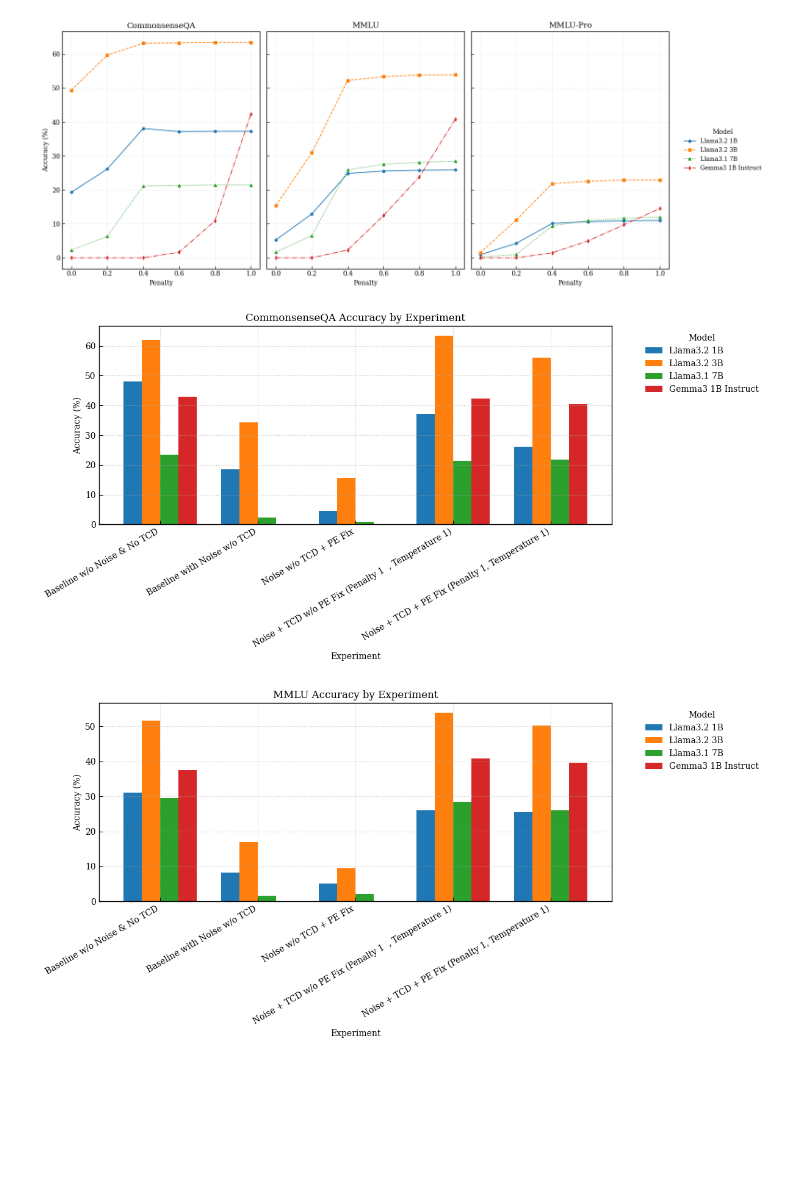
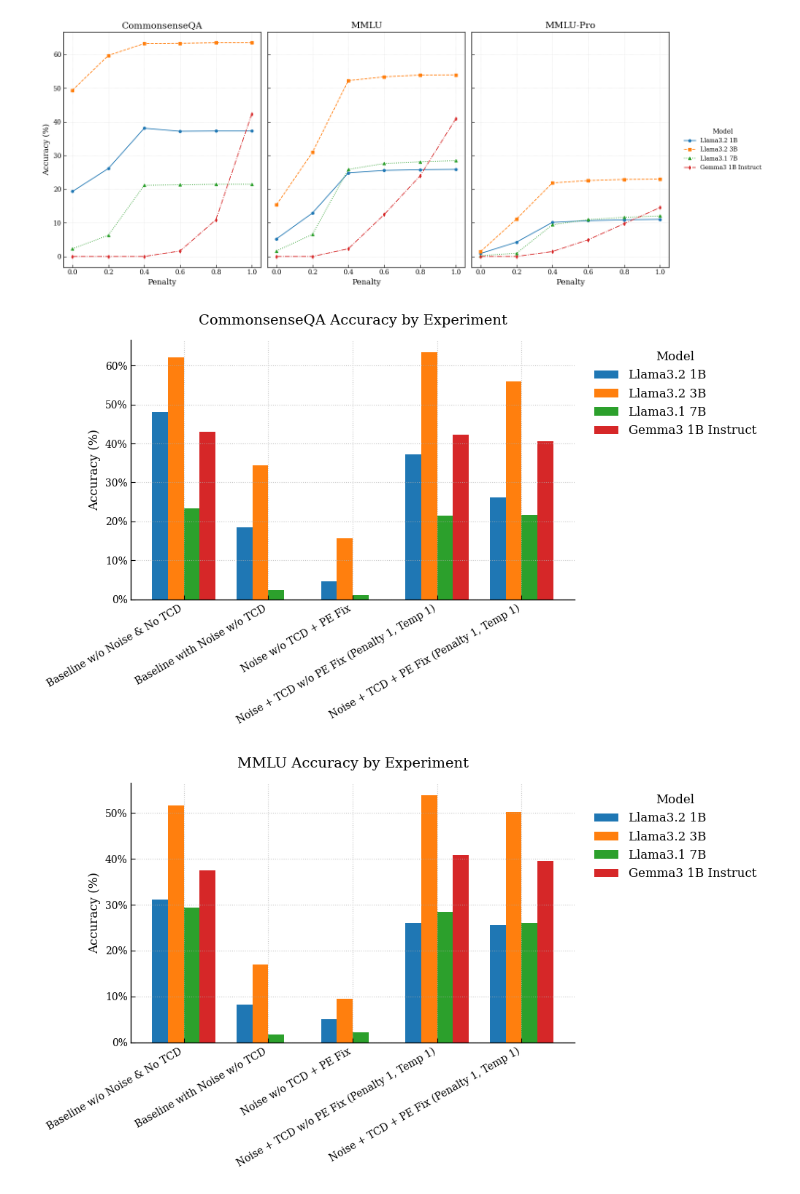
Before and after one commit to MarkCodering/Decoding-Strategy-Research, a Jupyter notebook: visualization.ipynb, the cells around one changed output. Cells and saved outputs as stored; diff of their text form; code cells hidden in the pictures; blank space fills up the shorter version.

Commit message:
Implement code changes to enhance functionality and improve performance

```diff
--- a/visualization.ipynb
+++ b/visualization.ipynb
@@ -77,68 +77,78 @@ plt.show()
 # %%
 import pandas as pd
 import matplotlib.pyplot as plt
+from matplotlib.ticker import PercentFormatter
 
 # === Data ===
 experiments = [
     "Baseline w/o Noise & No TCD",
     "Baseline with Noise w/o TCD",
     "Noise w/o TCD + PE Fix",
-    "Noise + TCD w/o PE Fix (Penalty 1  , Temperature 1)",
-    "Noise + TCD + PE Fix (Penalty 1, Temperature 1)",
+    "Noise + TCD w/o PE Fix (Penalty 1, Temp 1)",
+    "Noise + TCD + PE Fix (Penalty 1, Temp 1)",
 ]
 
 models = ["Llama3.2 1B", "Llama3.2 3B", "Llama3.1 7B", "Gemma3 1B Instruct"]
 
-# Accuracy values (percent)
 data = {
     "CommonsenseQA": [
-        [47.99, 62.08, 23.34, 42.99],  # Baseline w/o Noise & No TCD
-        [18.50, 34.31,  2.29,  0.00],  # Baseline with Noise w/o TCD
-        [ 4.58, 15.64,  0.98,  0.00],  # Noise w/o TCD + PE Fix
-        [37.26, 63.47,  21.45, 42.34],  # Noise + TCD w/o PE Fix  # Noise + TCD w/o PE Fix
-        [26.12, 56.01, 21.70, 40.54],  # Noise + TCD + PE Fix
+        [47.99, 62.08, 23.34, 42.99],
+        [18.50, 34.31,  2.29,  0.00],
+        [ 4.58, 15.64,  0.98,  0.00],
+        [37.26, 63.47, 21.45, 42.34],
+        [26.12, 56.01, 21.70, 40.54],
     ],
     "MMLU": [
         [31.09, 51.61, 29.46, 37.50],
         [ 8.28, 17.02,  1.66,  0.00],
         [ 5.04,  9.48,  2.10,  0.00],
-        # 25.87%, 53.92% 28.46% 40.89%
         [25.97, 53.92, 28.46, 40.89],
         [25.54, 50.29, 26.02, 39.52],
     ],
     "MMLU-Pro": [
         [10.99, 21.31, 10.17,  8.46],
         [ 1.67,  2.74,  0.25,  0.00],
         [ 0.83,  1.76,  2.82,  0.00],
-        # 11.02% 22.96% 12.02% 14.51%
         [11.02, 22.96, 12.02, 14.51],
         [11.06, 21.77, 11.41, 14.69],
     ],
 }
 
+# === Global Styling ===
+plt.rc('font', family='serif', size=12)
+plt.rc('axes', titlesize=14, labelsize=12)
+plt.rc('xtick', labelsize=10)
+plt.rc('ytick', labelsize=10)
+
 # === Plot ===
-plt.rcParams.update({
-    "font.family": "serif",
-    "font.size": 10,
-    "axes.grid": True,
-    "grid.linestyle": ":",
-    "grid.alpha": 0.7,
-})
-
 for metric, matrix in data.items():
     df = pd.DataFrame(matrix, index=experiments, columns=models)
-    ax = df.plot(
-        kind="bar",
-        figsize=(12, 6),
-        width=0.75
-    )
-    ax.set_title(f"{metric} Accuracy by Experiment")
+    fig, ax = plt.subplots(figsize=(10, 6))
+
+    df.plot(kind='bar', ax=ax, width=0.75)
+
+    ax.set_title(f"{metric} Accuracy by Experiment", pad=15)
     ax.set_ylabel("Accuracy (%)")
-    ax.set_xlabel("Experiment")
-    ax.legend(title="Model", bbox_to_anchor=(1.05, 1), loc="upper left")
-    plt.xticks(rotation=30, ha="right")
+    ax.set_xlabel("")
+
+    # format y-axis as percentages
+    ax.yaxis.set_major_formatter(PercentFormatter(xmax=100, decimals=0))
+
+    # remove top/right spines
+    ax.spines['top'].set_visible(False)
+    ax.spines['right'].set_visible(False)
+
+    # enhance grid
+    ax.grid(axis='y', linestyle=':', alpha=0.7)
+
+    # rotate and align x labels
+    plt.xticks(rotation=30, ha='right')
+
+    # place legend outside
+    ax.legend(title='Model', loc='upper left', bbox_to_anchor=(1.02, 1))
+
     plt.tight_layout()
     plt.show()
 # %% [output]
-[figure, old version]
+[figure, new version]
-[figure, old version]
+[figure, new version]
```
Also changed, not shown: parts of 1 cell of this notebook.
